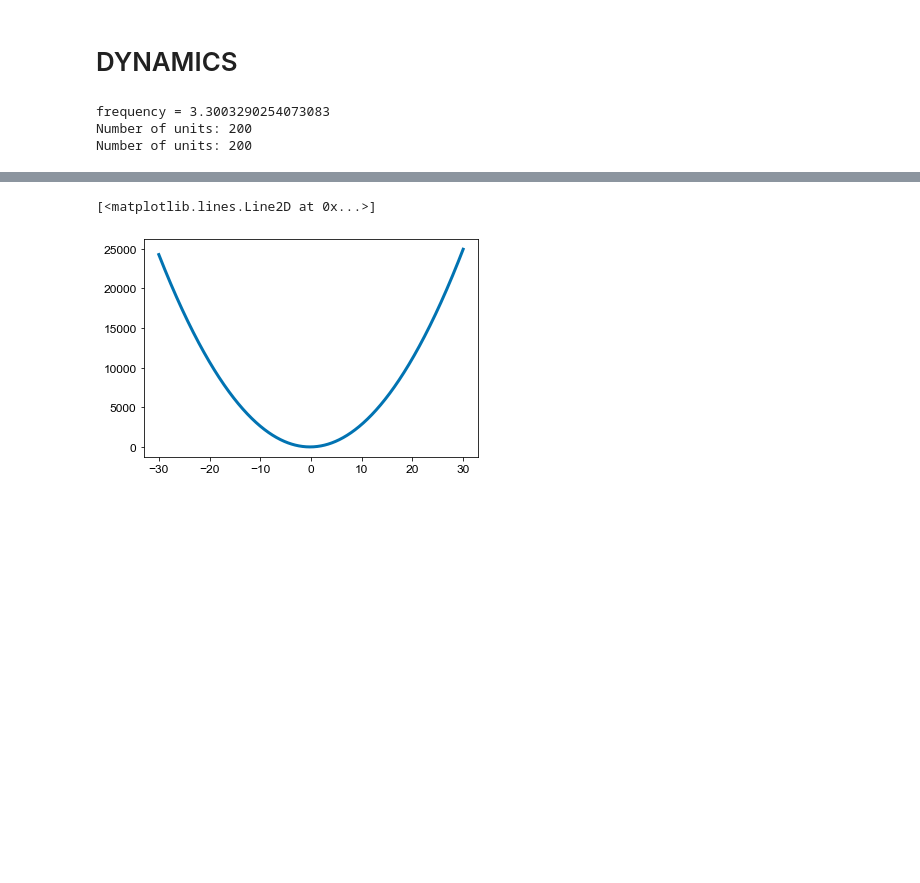
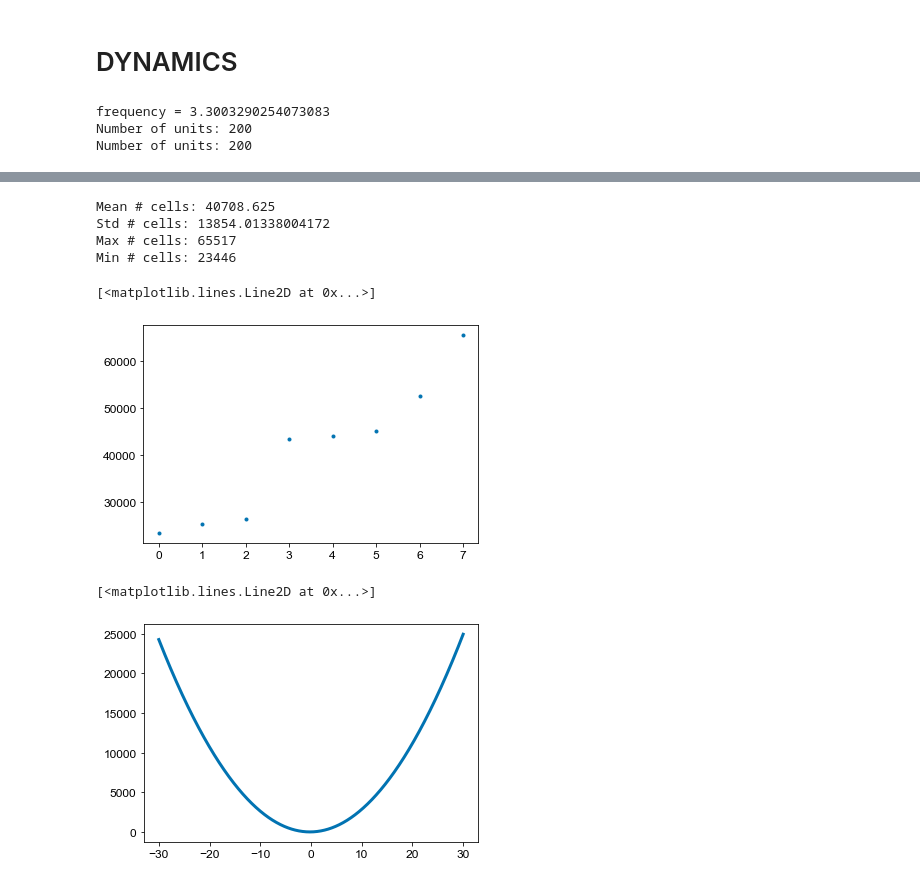
Before and after one commit to vdplasthijs/zf-rbm, a Jupyter notebook: figure_notebooks/fig_structure_dynamics.ipynb, the cells around one changed output, grey strips where cells are left out. Cells and saved outputs as stored; diff of their text form; code cells hidden in the pictures; blank space fills up the shorter version.

```diff
--- a/figure_notebooks/fig_structure_dynamics.ipynb
+++ b/figure_notebooks/fig_structure_dynamics.ipynb
@@ -513,0 +514,2 @@ if save_fig:
+# %%
+n_cells_per_ds_dict = af.n_cells_all_recordings()
@@ -514,3 +605,19 @@ if save_fig:
+# %%
+n_cells_array = np.array(list(n_cells_per_ds_dict.values()))
+print(f'Mean # cells: {np.mean(n_cells_array)}')
+print(f'Std # cells: {np.std(n_cells_array)}')
+print(f'Max # cells: {np.max(n_cells_array)}')
+print(f'Min # cells: {np.min(n_cells_array)}')
+# %% [output]
+Mean # cells: 40708.625
+Std # cells: 13854.01338004172
+Max # cells: 65517
+Min # cells: 23446
+# %%
+plt.plot(np.sort(n_cells_array), '.')
+# %% [output]
+[<matplotlib.lines.Line2D at 0x...>]
+[figure, added]
 # %%
 input_array = np.linspace(-30, 30, 1000)
 mu = 55
```
Also changed, not shown: parts of 4 cells of this notebook, 17 other files.
